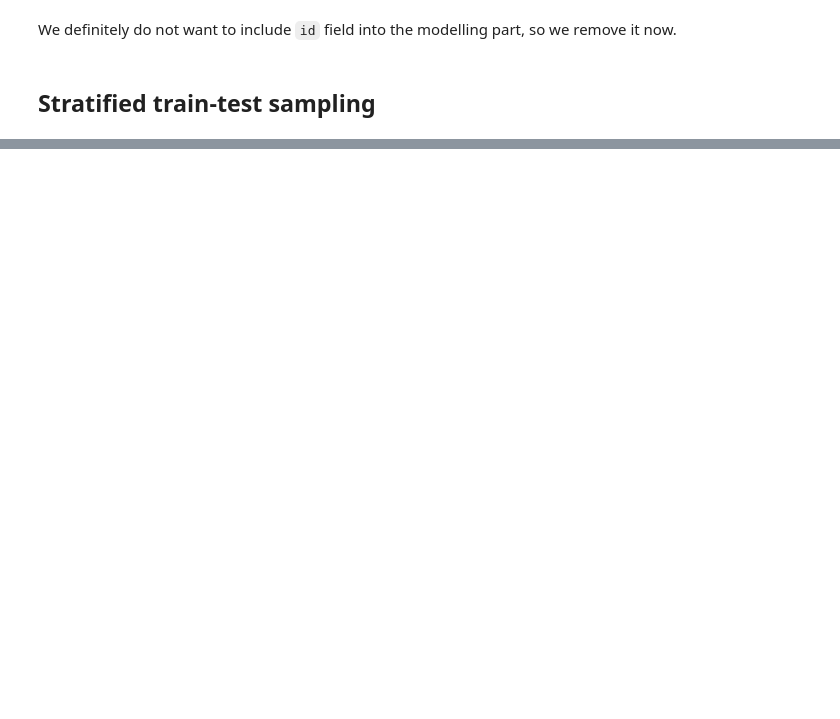
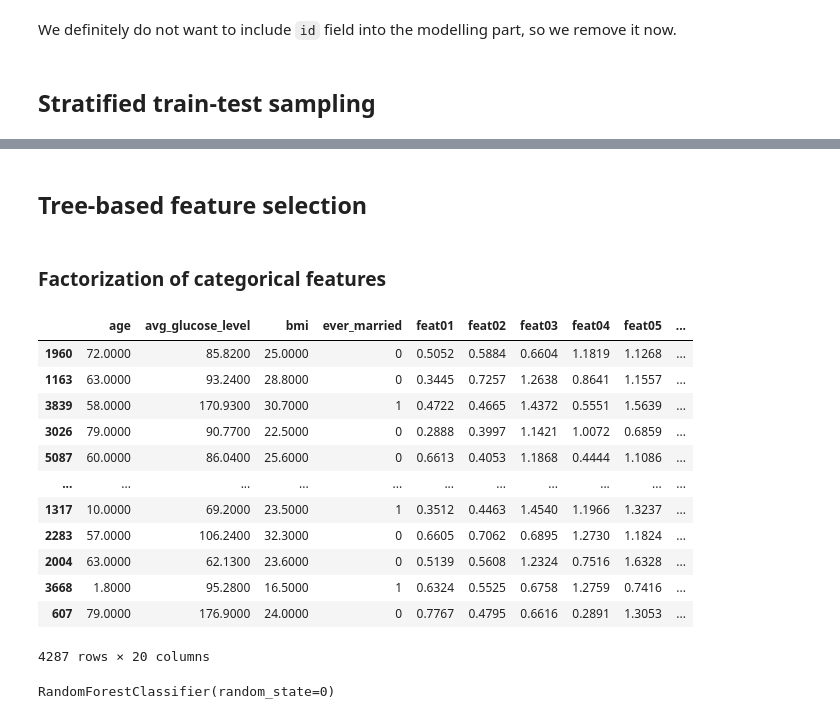
Before and after one commit to irenzim/ml2-stroke-prediction, a Jupyter notebook: model_report.ipynb, the cells around one changed output, grey strips where cells are left out. Cells and saved outputs as stored; diff of their text form; code cells hidden in the pictures; blank space fills up the shorter version.

```diff
--- a/model_report.ipynb
+++ b/model_report.ipynb
@@ -145,0 +129,2 @@ could not convert string to float: 'No'
+# %%
+imputer.fit(X_train.select_dtypes(exclude=['object'])[['bmi']])
@@ -145,0 +137,2 @@ could not convert string to float: 'No'
+# %%
+X_train[['bmi']] = imputer.transform(X_train[['bmi']])
@@ -145,0 +179,25 @@ could not convert string to float: 'No'
+# %% [markdown]
+## Tree-based feature selection
+# %% [markdown]
+### Factorization of categorical features
+# %%
+X_train_copy = X_train.copy()
+cat_cols = X_train_copy.select_dtypes(include="object").columns
+# %%
+X_train_copy[cat_cols] = X_train_copy[cat_cols].apply(lambda x: pd.factorize(x)[0])
+# %%
+X_train_copy
+# %% [output]
+|  | age | avg_glucose_level | bmi | ever_married | feat01 | feat02 | feat03 | feat04 | feat05 | ... |
+| 1960 | 72.0000 | 85.8200 | 25.0000 | 0 | 0.5052 | 0.5884 | 0.6604 | 1.1819 | 1.1268 | ... |
+| 1163 | 63.0000 | 93.2400 | 28.8000 | 0 | 0.3445 | 0.7257 | 1.2638 | 0.8641 | 1.1557 | ... |
+| 3839 | 58.0000 | 170.9300 | 30.7000 | 1 | 0.4722 | 0.4665 | 1.4372 | 0.5551 | 1.5639 | ... |
+| 3026 | 79.0000 | 90.7700 | 22.5000 | 0 | 0.2888 | 0.3997 | 1.1421 | 1.0072 | 0.6859 | ... |
+| 5087 | 60.0000 | 86.0400 | 25.6000 | 0 | 0.6613 | 0.4053 | 1.1868 | 0.4444 | 1.1086 | ... |
+| ... | ... | ... | ... | ... | ... | ... | ... | ... | ... | ... |
+| 1317 | 10.0000 | 69.2000 | 23.5000 | 1 | 0.3512 | 0.4463 | 1.4540 | 1.1966 | 1.3237 | ... |
+| 2283 | 57.0000 | 106.2400 | 32.3000 | 0 | 0.6605 | 0.7062 | 0.6895 | 1.2730 | 1.1824 | ... |
+| 2004 | 63.0000 | 62.1300 | 23.6000 | 0 | 0.5139 | 0.5608 | 1.2324 | 0.7516 | 1.6328 | ... |
+| 3668 | 1.8000 | 95.2800 | 16.5000 | 1 | 0.6324 | 0.5525 | 0.6758 | 1.2759 | 0.7416 | ... |
+| 607 | 79.0000 | 176.9000 | 24.0000 | 0 | 0.7767 | 0.4795 | 0.6616 | 0.2891 | 1.3053 | ... |
+4287 rows × 20 columns
@@ -145,0 +207,5 @@ could not convert string to float: 'No'
+# %%
+forest = RandomForestClassifier(random_state=0)
+forest.fit(X_train_copy, y_train)
+# %% [output]
+RandomForestClassifier(random_state=0)
```
Also changed, not shown: parts of 53 cells of this notebook.
